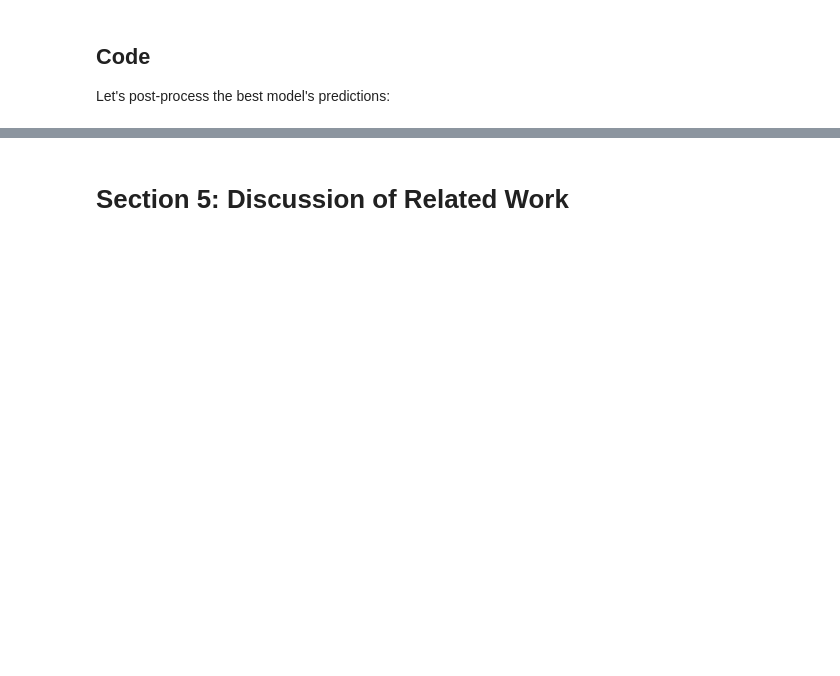
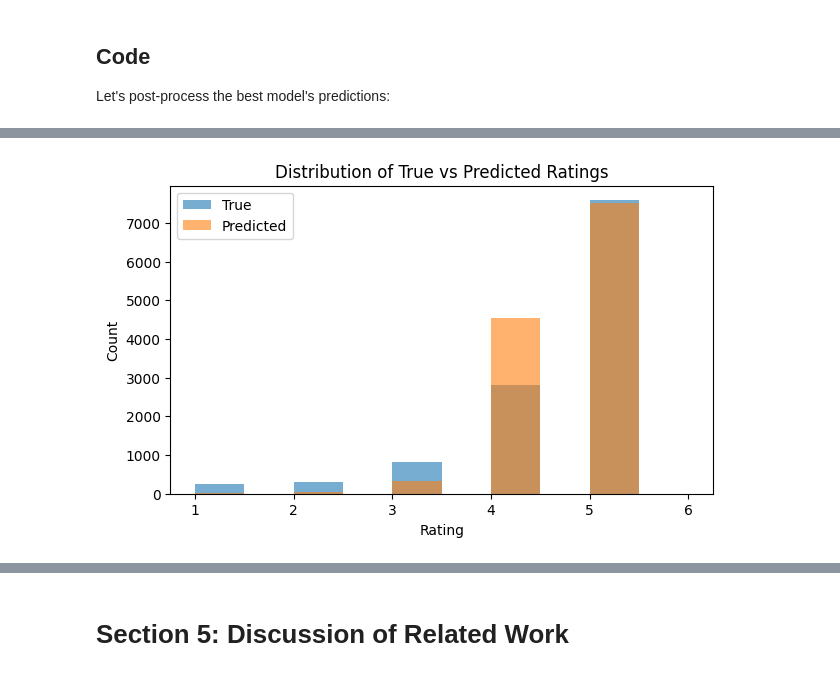
Before and after one commit to chriss-mo/recommendr, a Jupyter notebook: main2.ipynb, the cells around one changed output, grey strips where cells are left out. Saved outputs shown, nothing was run; the diff lists cells and outputs as text; code cells hidden in the pictures; blank space fills up the shorter version.

```diff
--- a/main2.ipynb
+++ b/main2.ipynb
@@ -1117,0 +1264,7 @@ Final Test MAE: 0.7779205138498595
+# %%
+test_preds2 = best_model2.predict(test_u, test_i)
+test_rmse2 = np.sqrt(mean_squared_error(test_r, test_preds2))
+test_mae2  = mean_absolute_error(test_r, test_preds2)
+
+print("Final Test RMSE:", test_rmse2)
+print("Final Test MAE:", test_mae2)
@@ -1193,3 +1358,15 @@ plt.show()
+# %%
+# histogram of our model's predictions
+plt.figure(figsize=(7, 4))
+plt.hist(y_test, bins=np.arange(1, 6.5, 0.5), alpha=0.6, label="True")
+plt.hist(test_preds2, bins=np.arange(1, 6.5, 0.5), alpha=0.6, label="Predicted")
+plt.xlabel("Rating")
+plt.ylabel("Count")
+plt.title("Distribution of True vs Predicted Ratings")
+plt.legend()
+plt.show()
+# %% [output]
+[figure, added]
 # %%
 plt.figure(figsize=(6, 6))
 plt.scatter(y_test, test_preds, alpha=0.3)
```
Also changed, not shown: parts of 20 cells of this notebook.
